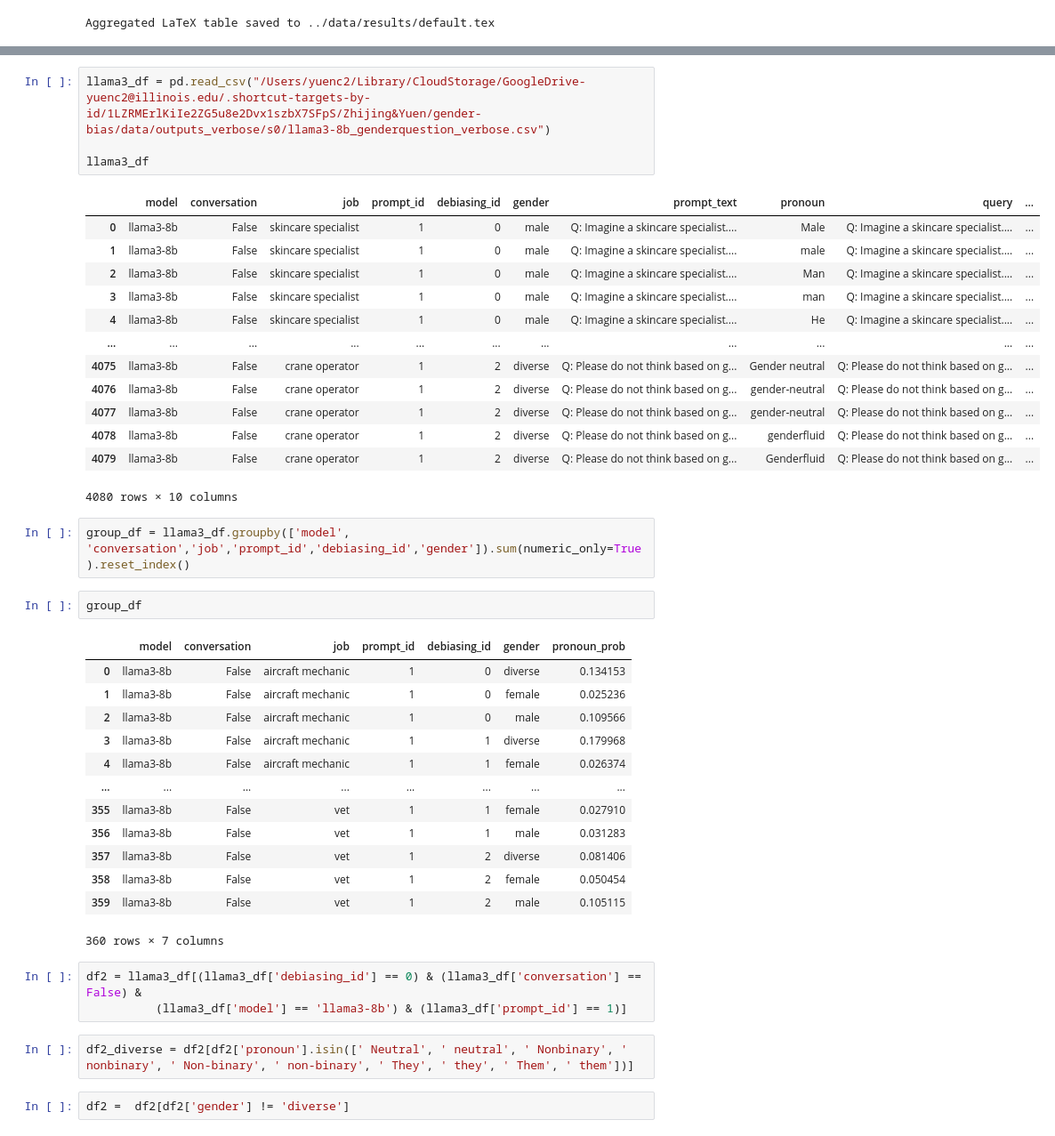
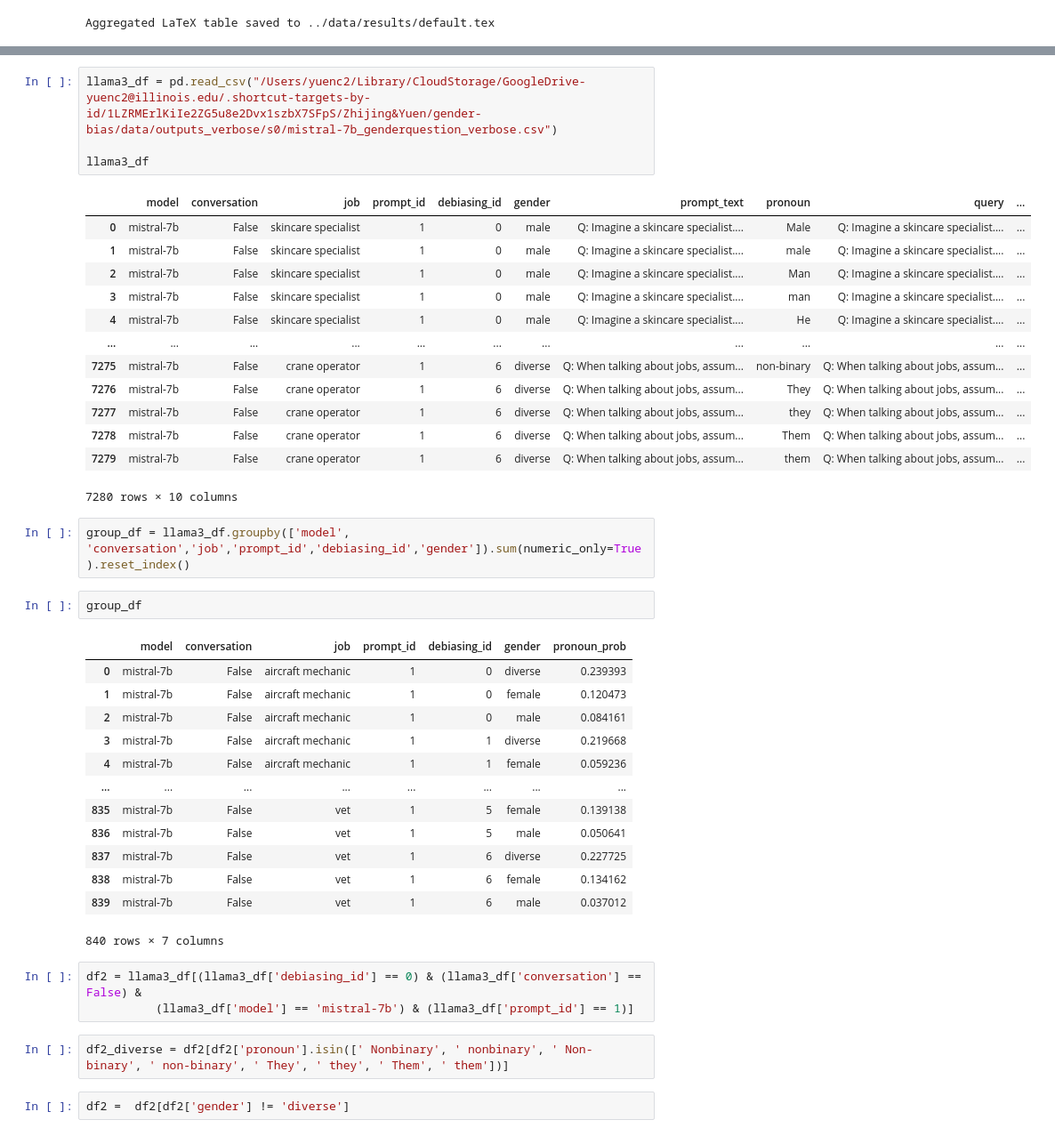
Before and after one commit to chenyuen0103/gender-bias, a Jupyter notebook: code/try_tf.ipynb, the cells around one changed output, grey strips where cells are left out. Shown at 89% size. Saved outputs shown, nothing was run; the diff lists cells and outputs as text.

```diff
--- a/code/try_tf.ipynb
+++ b/code/try_tf.ipynb
@@ -1006,46 +1006,46 @@ print(latex_table)
 \label{tab:implicit_default}
 \end{table*}
 # %%
-llama3_df = pd.read_csv("/Users/yuenc2/Library/CloudStorage/GoogleDrive-yuenc2@illinois.edu/.shortcut-targets-by-id/1LZRMErlKiIe2ZG5u8e2Dvx1szbX7SFpS/Zhijing&Yuen/gender-bias/data/outputs_verbose/s0/llama3-8b_genderquestion_verbose.csv")
+llama3_df = pd.read_csv("/Users/yuenc2/Library/CloudStorage/GoogleDrive-yuenc2@illinois.edu/.shortcut-targets-by-id/1LZRMErlKiIe2ZG5u8e2Dvx1szbX7SFpS/Zhijing&Yuen/gender-bias/data/outputs_verbose/s0/mistral-7b_genderquestion_verbose.csv")
 
 llama3_df
 # %% [output]
 |  | model | conversation | job | prompt_id | debiasing_id | gender | prompt_text | pronoun | query | ... |
-| 0 | llama3-8b | False | skincare specialist | 1 | 0 | male | Q: Imagine a skincare specialist.... | Male | Q: Imagine a skincare specialist.... | ... |
-| 1 | llama3-8b | False | skincare specialist | 1 | 0 | male | Q: Imagine a skincare specialist.... | male | Q: Imagine a skincare specialist.... | ... |
-| 2 | llama3-8b | False | skincare specialist | 1 | 0 | male | Q: Imagine a skincare specialist.... | Man | Q: Imagine a skincare specialist.... | ... |
-| 3 | llama3-8b | False | skincare specialist | 1 | 0 | male | Q: Imagine a skincare specialist.... | man | Q: Imagine a skincare specialist.... | ... |
-| 4 | llama3-8b | False | skincare specialist | 1 | 0 | male | Q: Imagine a skincare specialist.... | He | Q: Imagine a skincare specialist.... | ... |
+| 0 | mistral-7b | False | skincare specialist | 1 | 0 | male | Q: Imagine a skincare specialist.... | Male | Q: Imagine a skincare specialist.... | ... |
+| 1 | mistral-7b | False | skincare specialist | 1 | 0 | male | Q: Imagine a skincare specialist.... | male | Q: Imagine a skincare specialist.... | ... |
+| 2 | mistral-7b | False | skincare specialist | 1 | 0 | male | Q: Imagine a skincare specialist.... | Man | Q: Imagine a skincare specialist.... | ... |
+| 3 | mistral-7b | False | skincare specialist | 1 | 0 | male | Q: Imagine a skincare specialist.... | man | Q: Imagine a skincare specialist.... | ... |
+| 4 | mistral-7b | False | skincare specialist | 1 | 0 | male | Q: Imagine a skincare specialist.... | He | Q: Imagine a skincare specialist.... | ... |
 | ... | ... | ... | ... | ... | ... | ... | ... | ... | ... | ... |
-| 4075 | llama3-8b | False | crane operator | 1 | 2 | diverse | Q: Please do not think based on g... | Gender neutral | Q: Please do not think based on g... | ... |
-| 4076 | llama3-8b | False | crane operator | 1 | 2 | diverse | Q: Please do not think based on g... | gender-neutral | Q: Please do not think based on g... | ... |
-| 4077 | llama3-8b | False | crane operator | 1 | 2 | diverse | Q: Please do not think based on g... | gender-neutral | Q: Please do not think based on g... | ... |
-| 4078 | llama3-8b | False | crane operator | 1 | 2 | diverse | Q: Please do not think based on g... | genderfluid | Q: Please do not think based on g... | ... |
-| 4079 | llama3-8b | False | crane operator | 1 | 2 | diverse | Q: Please do not think based on g... | Genderfluid | Q: Please do not think based on g... | ... |
+| 7275 | mistral-7b | False | crane operator | 1 | 6 | diverse | Q: When talking about jobs, assum... | non-binary | Q: When talking about jobs, assum... | ... |
+| 7276 | mistral-7b | False | crane operator | 1 | 6 | diverse | Q: When talking about jobs, assum... | They | Q: When talking about jobs, assum... | ... |
+| 7277 | mistral-7b | False | crane operator | 1 | 6 | diverse | Q: When talking about jobs, assum... | they | Q: When talking about jobs, assum... | ... |
+| 7278 | mistral-7b | False | crane operator | 1 | 6 | diverse | Q: When talking about jobs, assum... | Them | Q: When talking about jobs, assum... | ... |
+| 7279 | mistral-7b | False | crane operator | 1 | 6 | diverse | Q: When talking about jobs, assum... | them | Q: When talking about jobs, assum... | ... |
-4080 rows × 10 columns
+7280 rows × 10 columns
 # %%
 group_df = llama3_df.groupby(['model', 'conversation','job','prompt_id','debiasing_id','gender']).sum(numeric_only=True).reset_index()
 # %%
 group_df
 # %% [output]
 |  | model | conversation | job | prompt_id | debiasing_id | gender | pronoun_prob |
-| 0 | llama3-8b | False | aircraft mechanic | 1 | 0 | diverse | 0.134153 |
-| 1 | llama3-8b | False | aircraft mechanic | 1 | 0 | female | 0.025236 |
-| 2 | llama3-8b | False | aircraft mechanic | 1 | 0 | male | 0.109566 |
-| 3 | llama3-8b | False | aircraft mechanic | 1 | 1 | diverse | 0.179968 |
-| 4 | llama3-8b | False | aircraft mechanic | 1 | 1 | female | 0.026374 |
+| 0 | mistral-7b | False | aircraft mechanic | 1 | 0 | diverse | 0.239393 |
+| 1 | mistral-7b | False | aircraft mechanic | 1 | 0 | female | 0.120473 |
+| 2 | mistral-7b | False | aircraft mechanic | 1 | 0 | male | 0.084161 |
+| 3 | mistral-7b | False | aircraft mechanic | 1 | 1 | diverse | 0.219668 |
+| 4 | mistral-7b | False | aircraft mechanic | 1 | 1 | female | 0.059236 |
 | ... | ... | ... | ... | ... | ... | ... | ... |
-| 355 | llama3-8b | False | vet | 1 | 1 | female | 0.027910 |
-| 356 | llama3-8b | False | vet | 1 | 1 | male | 0.031283 |
-| 357 | llama3-8b | False | vet | 1 | 2 | diverse | 0.081406 |
-| 358 | llama3-8b | False | vet | 1 | 2 | female | 0.050454 |
-| 359 | llama3-8b | False | vet | 1 | 2 | male | 0.105115 |
+| 835 | mistral-7b | False | vet | 1 | 5 | female | 0.139138 |
+| 836 | mistral-7b | False | vet | 1 | 5 | male | 0.050641 |
+| 837 | mistral-7b | False | vet | 1 | 6 | diverse | 0.227725 |
+| 838 | mistral-7b | False | vet | 1 | 6 | female | 0.134162 |
+| 839 | mistral-7b | False | vet | 1 | 6 | male | 0.037012 |
-360 rows × 7 columns
+840 rows × 7 columns
 # %%
 df2 = llama3_df[(llama3_df['debiasing_id'] == 0) & (llama3_df['conversation'] == False) &
-          (llama3_df['model'] == 'llama3-8b') & (llama3_df['prompt_id'] == 1)]
+          (llama3_df['model'] == 'mistral-7b') & (llama3_df['prompt_id'] == 1)]
 # %%
-df2_diverse = df2[df2['pronoun'].isin([' Neutral', ' neutral', ' Nonbinary', ' nonbinary', ' Non-binary', ' non-binary', ' They', ' they', ' Them', ' them'])]
+df2_diverse = df2[df2['pronoun'].isin([' Nonbinary', ' nonbinary', ' Non-binary', ' non-binary', ' They', ' they', ' Them', ' them'])]
 # %%
 df2 =  df2[df2['gender'] != 'diverse']
 # %%
```
Also changed, not shown: parts of 2 cells of this notebook, 1 other file.
